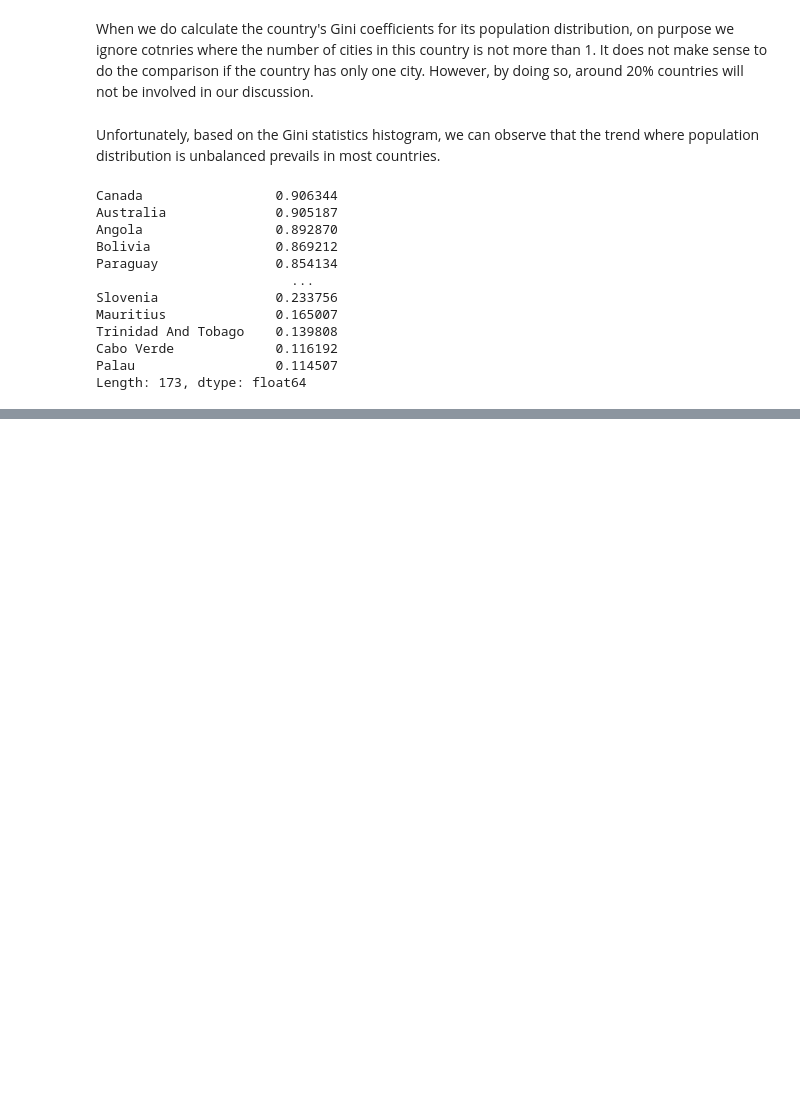
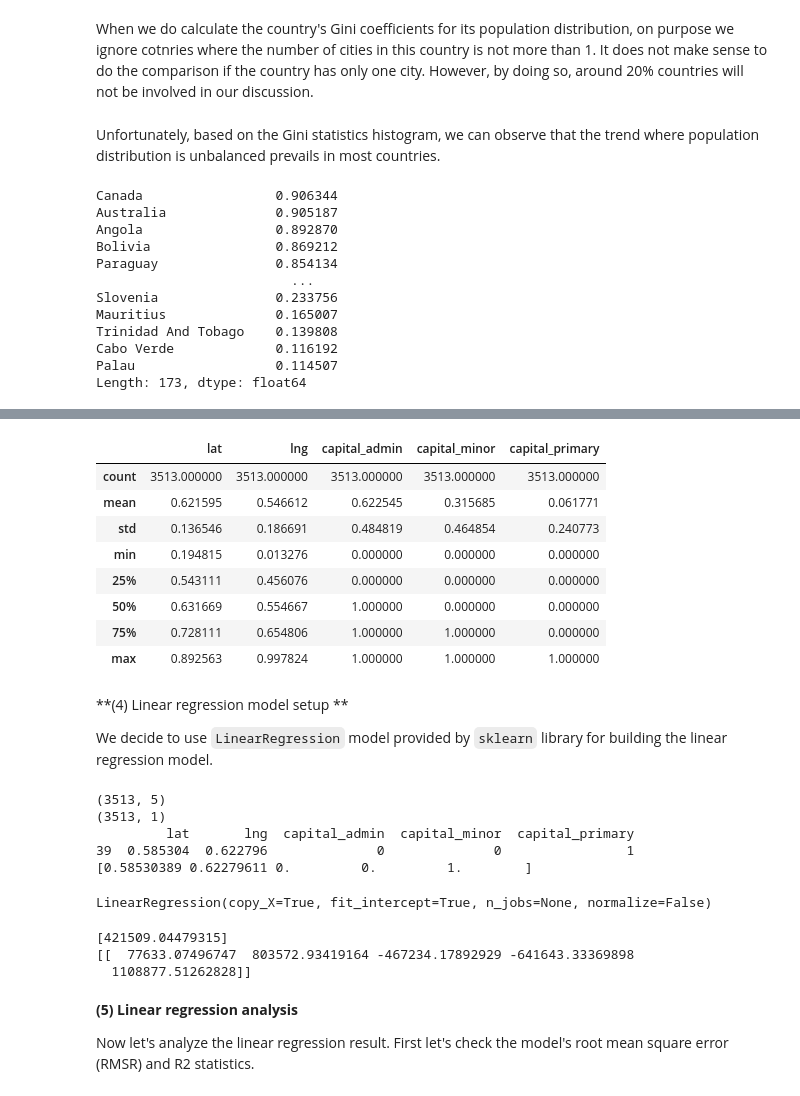
Before and after one commit to ifeelfree/data_scientist, a Jupyter notebook: analysis.ipynb, the cells around one changed output, grey strips where cells are left out. Drawn from its saved outputs; the diff is of its cells as text; code cells hidden in the pictures; blank space fills up the shorter version.

```diff
--- a/analysis.ipynb
+++ b/analysis.ipynb
@@ -201,0 +242,3 @@ It seems that Canda, Australia, Angola, Bolivia and Paraguay are among the top-f
+# %%
+sel_df = df[['city','lat','lng', 'capital','population']]
+sel_df.info()
@@ -201,0 +256,3 @@ It seems that Canda, Australia, Angola, Bolivia and Paraguay are among the top-f
+# %%
+clean_df = sel_df.dropna(how="any")
+clean_df.info()
@@ -201,0 +276,7 @@ It seems that Canda, Australia, Angola, Bolivia and Paraguay are among the top-f
+# %%
+df_dependent = clean_df[['lat','lng', 'capital']]
+df_target = clean_df[['population']]
+assert len(df_dependent) == len(df_target)
+# %%
+df_dependent_numerical = pd.get_dummies(df_dependent)
+df_dependent_numerical.info()
@@ -201,0 +316,49 @@ It seems that Canda, Australia, Angola, Bolivia and Paraguay are among the top-f
+# %%
+df_dependent_numerical_nromalized = df_dependent_numerical.copy()
+df_dependent_numerical_nromalized['lat'] =  (df_dependent_numerical_nromalized['lat']+90.0)/180.0
+df_dependent_numerical_nromalized['lng'] = (df_dependent_numerical_nromalized['lng']+180.0)/360.0
+df_dependent_numerical_nromalized.describe()
+# %% [output]
+|  | lat | lng | capital_admin | capital_minor | capital_primary |
+| count | 3513.000000 | 3513.000000 | 3513.000000 | 3513.000000 | 3513.000000 |
+| mean | 0.621595 | 0.546612 | 0.622545 | 0.315685 | 0.061771 |
+| std | 0.136546 | 0.186691 | 0.484819 | 0.464854 | 0.240773 |
+| min | 0.194815 | 0.013276 | 0.000000 | 0.000000 | 0.000000 |
+| 25% | 0.543111 | 0.456076 | 0.000000 | 0.000000 | 0.000000 |
+| 50% | 0.631669 | 0.554667 | 1.000000 | 0.000000 | 0.000000 |
+| 75% | 0.728111 | 0.654806 | 1.000000 | 1.000000 | 0.000000 |
+| max | 0.892563 | 0.997824 | 1.000000 | 1.000000 | 1.000000 |
+# %% [markdown]
+**(4) Linear regression model setup **
+
+We decide to use `LinearRegression` model provided by `sklearn` library for building the linear regression model.
+# %%
+from sklearn.linear_model import LinearRegression
+model = LinearRegression(fit_intercept=True)
+X = df_dependent_numerical_nromalized.to_numpy()
+print(X.shape)
+y = df_target.to_numpy()
+print(y.shape)
+print(df_dependent_numerical_nromalized.head(1))
+print(X[0,:])
+# %% [output]
+(3513, 5)
+(3513, 1)
+         lat       lng  capital_admin  capital_minor  capital_primary
+39  0.585304  0.622796              0              0                1
+[0.58530389 0.62279611 0.         0.         1.        ]
+# %%
+model.fit(X,y)
+# %% [output]
+LinearRegression(copy_X=True, fit_intercept=True, n_jobs=None, normalize=False)
+# %%
+print(model.intercept_)
+print(model.coef_)
+# %% [output]
+[421509.04479315]
+[[  77633.07496747  803572.93419164 -467234.17892929 -641643.33369898
+  1108877.51262828]]
+# %% [markdown]
+**(5) Linear regression analysis**
+
+Now let's analyze the linear regression result. First let's check the model's root mean square error (RMSR) and R2 statistics.
```
Also changed, not shown: parts of 29 cells of this notebook.
